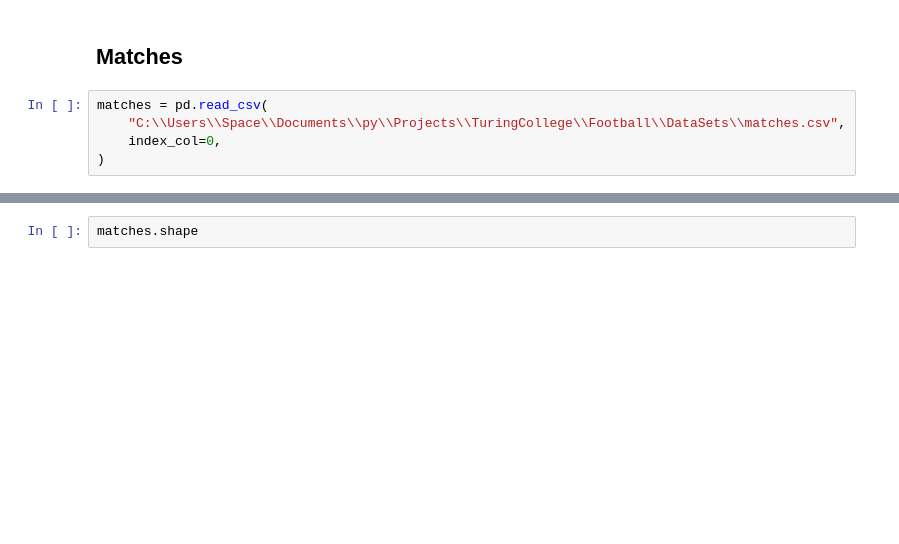
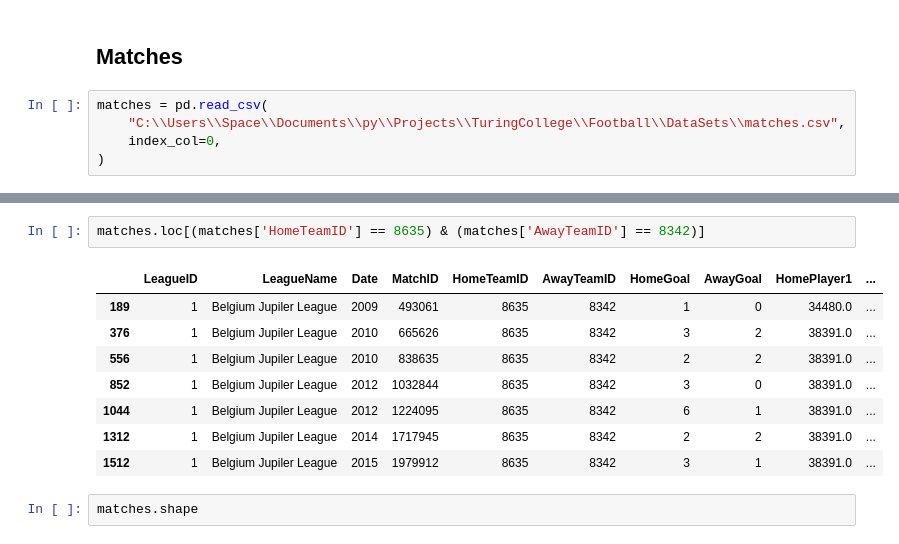
Before and after one commit to KevinNourian/Football, a Jupyter notebook: DraftsNotebooks/07Football.ipynb, the cells around one changed output, grey strips where cells are left out. Cells and saved outputs as stored; diff of their text form; blank space fills up the shorter version.

```diff
--- a/DraftsNotebooks/07Football.ipynb
+++ b/DraftsNotebooks/07Football.ipynb
@@ -77,3 +92,14 @@ matches.head()
+# %%
+matches.loc[(matches['HomeTeamID'] == 8635) & (matches['AwayTeamID'] == 8342)]
+# %% [output]
+|  | LeagueID | LeagueName | Date | MatchID | HomeTeamID | AwayTeamID | HomeGoal | AwayGoal | HomePlayer1 | ... |
+| 189 | 1 | Belgium Jupiler League | 2009 | 493061 | 8635 | 8342 | 1 | 0 | 34480.0 | ... |
+| 376 | 1 | Belgium Jupiler League | 2010 | 665626 | 8635 | 8342 | 3 | 2 | 38391.0 | ... |
+| 556 | 1 | Belgium Jupiler League | 2010 | 838635 | 8635 | 8342 | 2 | 2 | 38391.0 | ... |
+| 852 | 1 | Belgium Jupiler League | 2012 | 1032844 | 8635 | 8342 | 3 | 0 | 38391.0 | ... |
+| 1044 | 1 | Belgium Jupiler League | 2012 | 1224095 | 8635 | 8342 | 6 | 1 | 38391.0 | ... |
+| 1312 | 1 | Belgium Jupiler League | 2014 | 1717945 | 8635 | 8342 | 2 | 2 | 38391.0 | ... |
+| 1512 | 1 | Belgium Jupiler League | 2015 | 1979912 | 8635 | 8342 | 3 | 1 | 38391.0 | ... |
 # %%
 matches.shape
 # %% [output]
```
Also changed, not shown: parts of 7 cells of this notebook, 1 other file.
